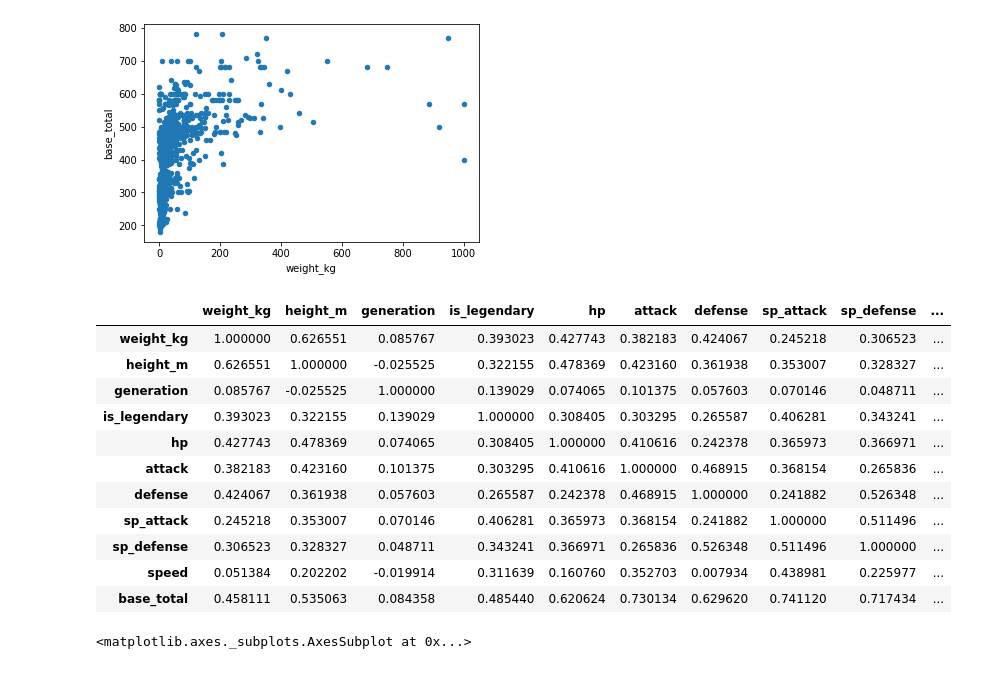
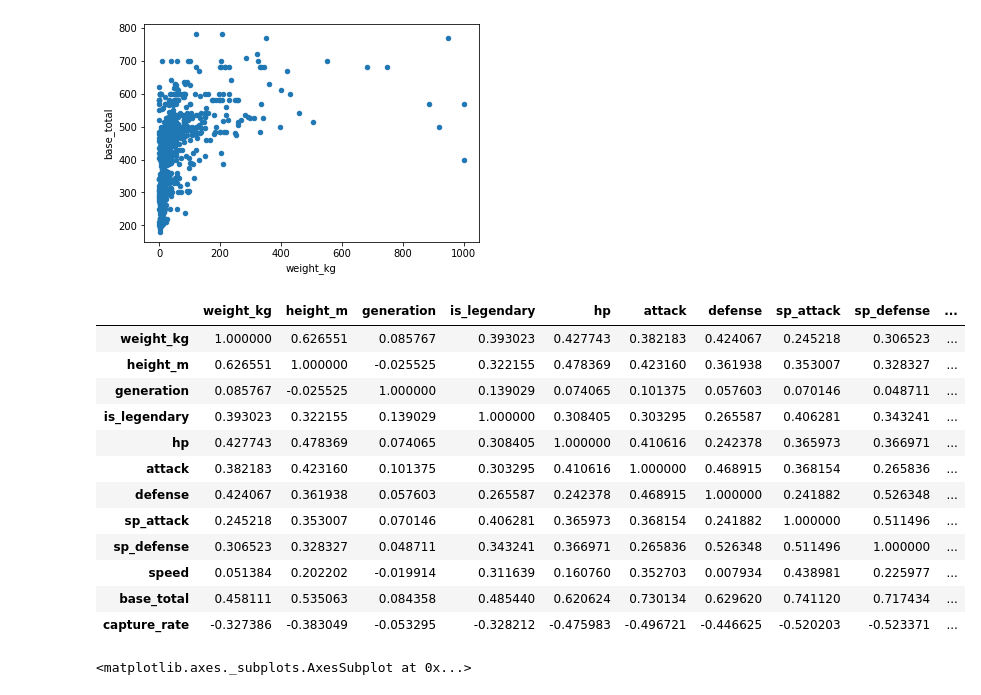
Before and after one commit to Ahila700/kaggle_projects, a Jupyter notebook: pokemon_stats/Pokemon_correlations.ipynb, the cells around one changed output. Cells and saved outputs as stored; diff of their text form; code cells hidden in the pictures.

```diff
--- a/pokemon_stats/Pokemon_correlations.ipynb
+++ b/pokemon_stats/Pokemon_correlations.ipynb
@@ -8,6 +8,8 @@ import matplotlib.pyplot as plt
 poke = pd.read_csv('Pokemon.csv', index_col = 'pokedex_number')
 # %% [markdown]
 I want to break down the pokemon to try and find the best typings when it comes to total stats to see if pokemon are well balanced
+# %%
+poke.capture_rate = pd.to_numeric(poke.capture_rate, errors= 'coerce')
 # %%
 poke.head()
 # %% [output]
@@ -76,20 +78,21 @@ poke.plot.scatter(x = 'weight_kg', y = 'base_total')
 <matplotlib.axes._subplots.AxesSubplot at 0x...>
 [figure]
 # %%
-poke[poke.columns[0:15]].corr(method = 'pearson')
+poke[poke.columns[0:17]].corr(method = 'pearson')
 # %% [output]
 |  | weight_kg | height_m | generation | is_legendary | hp | attack | defense | sp_attack | sp_defense | ... |
 | weight_kg | 1.000000 | 0.626551 | 0.085767 | 0.393023 | 0.427743 | 0.382183 | 0.424067 | 0.245218 | 0.306523 | ... |
 | height_m | 0.626551 | 1.000000 | -0.025525 | 0.322155 | 0.478369 | 0.423160 | 0.361938 | 0.353007 | 0.328327 | ... |
 | generation | 0.085767 | -0.025525 | 1.000000 | 0.139029 | 0.074065 | 0.101375 | 0.057603 | 0.070146 | 0.048711 | ... |
 | is_legendary | 0.393023 | 0.322155 | 0.139029 | 1.000000 | 0.308405 | 0.303295 | 0.265587 | 0.406281 | 0.343241 | ... |
 | hp | 0.427743 | 0.478369 | 0.074065 | 0.308405 | 1.000000 | 0.410616 | 0.242378 | 0.365973 | 0.366971 | ... |
 | attack | 0.382183 | 0.423160 | 0.101375 | 0.303295 | 0.410616 | 1.000000 | 0.468915 | 0.368154 | 0.265836 | ... |
 | defense | 0.424067 | 0.361938 | 0.057603 | 0.265587 | 0.242378 | 0.468915 | 1.000000 | 0.241882 | 0.526348 | ... |
 | sp_attack | 0.245218 | 0.353007 | 0.070146 | 0.406281 | 0.365973 | 0.368154 | 0.241882 | 1.000000 | 0.511496 | ... |
 | sp_defense | 0.306523 | 0.328327 | 0.048711 | 0.343241 | 0.366971 | 0.265836 | 0.526348 | 0.511496 | 1.000000 | ... |
 | speed | 0.051384 | 0.202202 | -0.019914 | 0.311639 | 0.160760 | 0.352703 | 0.007934 | 0.438981 | 0.225977 | ... |
 | base_total | 0.458111 | 0.535063 | 0.084358 | 0.485440 | 0.620624 | 0.730134 | 0.629620 | 0.741120 | 0.717434 | ... |
+| capture_rate | -0.327386 | -0.383049 | -0.053295 | -0.328212 | -0.475983 | -0.496721 | -0.446625 | -0.520203 | -0.523371 | ... |
 # %%
 poke.plot.scatter(x = 'height_m', y = 'base_total')
 # %% [output]
```
Also changed, not shown: parts of 10 cells of this notebook, 1 other file.
